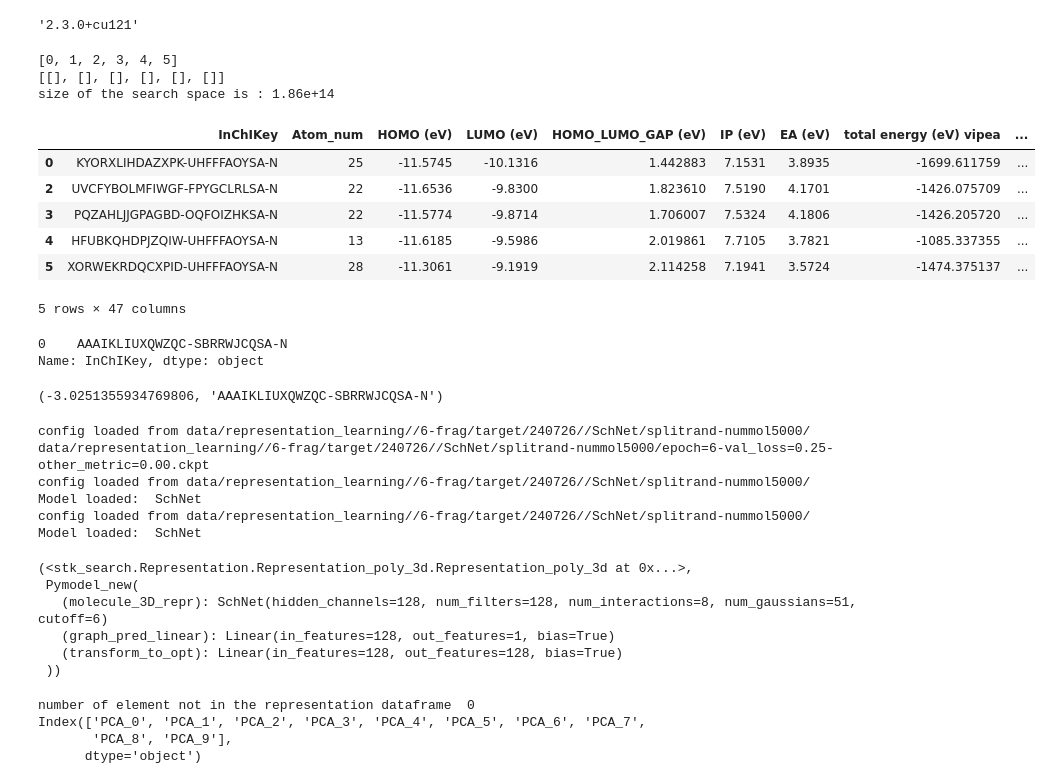
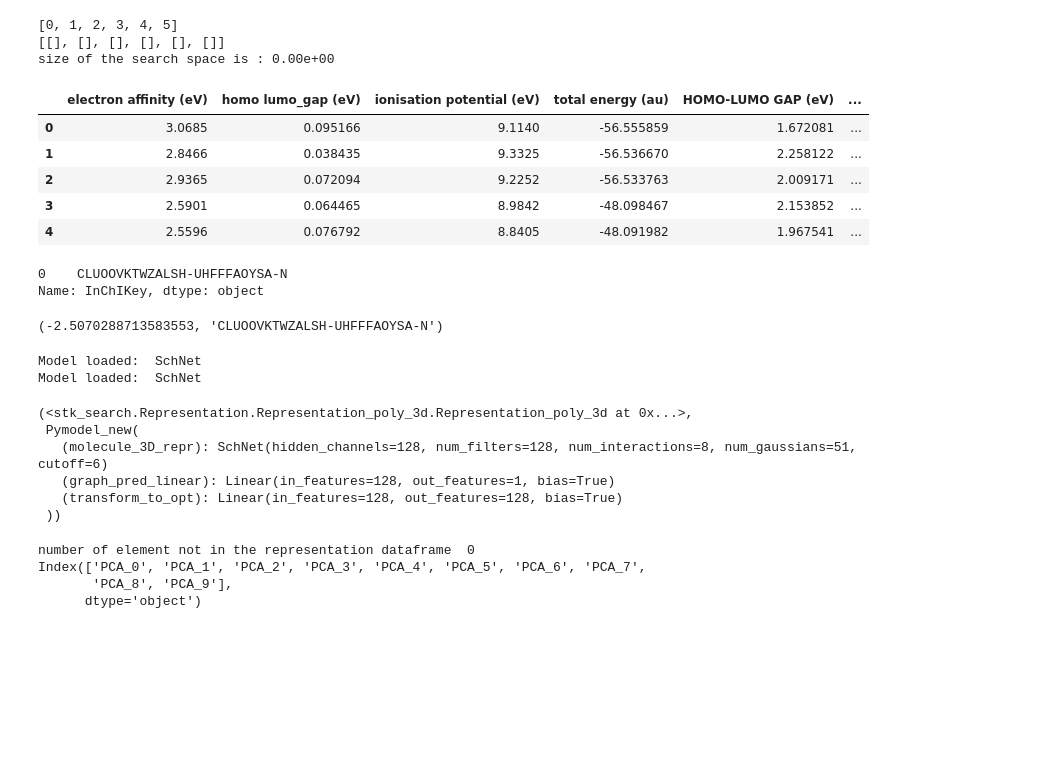
Before and after one commit to mohammedazzouzi15/STK_search, a Jupyter notebook: Example_notebooks/2_run_search_exp.ipynb, the cells around one changed output. Saved outputs shown, nothing was run; the diff lists cells and outputs as text; code cells hidden in the pictures; blank space fills up the shorter version.

```diff
--- a/Example_notebooks/2_run_search_exp.ipynb
+++ b/Example_notebooks/2_run_search_exp.ipynb
@@ -1,7 +1,2 @@
-# %%
-import torch
-torch.__version__
-# %% [output]
-'2.3.0+cu121'
 # %%
 import os#
@@ -22,26 +15,24 @@ os.makedirs('data/output/search_experiment/search_exp_database', exist_ok=True)
 # %%
 # load Search space and check conditions
 import pickle
-search_space_loc = "data/input/STK_search_space/search_space_test.pkl"
+search_space_loc = "search_space/search_space_test.pkl"
 
-save_dir = 'data/input/STK_search_space'
-id = 'test'
-SP = pickle.load(open(save_dir+f'/search_space_{id}.pkl', 'rb'))
+
+SP = pickle.load(open(search_space_loc, 'rb'))
 SP.update()
 print(SP.syntax)
 print(SP.conditions_list)
 print(f"size of the search space is : {SP.get_space_size():.2e}")
 SP.df_precursors.head()
 # %% [output]
 [0, 1, 2, 3, 4, 5]
 [[], [], [], [], [], []]
-size of the search space is : 1.86e+14
+size of the search space is : 0.00e+00
-|  | InChIKey | Atom_num | HOMO (eV) | LUMO (eV) | HOMO_LUMO_GAP (eV) | IP (eV) | EA (eV) | total energy (eV) vipea | ... |
-| 0 | KYORXLIHDAZXPK-UHFFFAOYSA-N | 25 | -11.5745 | -10.1316 | 1.442883 | 7.1531 | 3.8935 | -1699.611759 | ... |
-| 2 | UVCFYBOLMFIWGF-FPYGCLRLSA-N | 22 | -11.6536 | -9.8300 | 1.823610 | 7.5190 | 4.1701 | -1426.075709 | ... |
-| 3 | PQZAHLJJGPAGBD-OQFOIZHKSA-N | 22 | -11.5774 | -9.8714 | 1.706007 | 7.5324 | 4.1806 | -1426.205720 | ... |
-| 4 | HFUBKQHDPJZQIW-UHFFFAOYSA-N | 13 | -11.6185 | -9.5986 | 2.019861 | 7.7105 | 3.7821 | -1085.337355 | ... |
-| 5 | XORWEKRDQCXPID-UHFFFAOYSA-N | 28 | -11.3061 | -9.1919 | 2.114258 | 7.1941 | 3.5724 | -1474.375137 | ... |
+|  | electron affinity (eV) | homo lumo_gap (eV) | ionisation potential (eV) | total energy (au) | HOMO-LUMO GAP (eV) | ... |
+| 0 | 3.0685 | 0.095166 | 9.1140 | -56.555859 | 1.672081 | ... |
+| 1 | 2.8466 | 0.038435 | 9.3325 | -56.536670 | 2.258122 | ... |
+| 2 | 2.9365 | 0.072094 | 9.2252 | -56.533763 | 2.009171 | ... |
+| 3 | 2.5901 | 0.064465 | 8.9842 | -48.098467 | 2.153852 | ... |
+| 4 | 2.5596 | 0.076792 | 8.8405 | -48.091982 | 1.967541 | ... |
-5 rows × 47 columns
 # %%
 from stk_search.Objective_function import  Look_up_table
@@ -63,14 +54,14 @@ objective_function = Look_up_table(
 # %%
 # test evaluation function
 molecule_id = 0
-molecule_properties = SP.check_df_for_element_from_SP(df_total).iloc[[molecule_id]]
+molecule_properties = SP.check_df_for_element_from_sp(df_total).iloc[[molecule_id]]
 print(molecule_properties['InChIKey'])
 molecule_properties[[f'InChIKey_{x}' for x in range(oligomer_size)]]
 objective_function.evaluate_element(molecule_properties[[f'InChIKey_{x}' for x in range(oligomer_size)]])
 # %% [output]
-0    AAAIKLIUXQWZQC-SBRRWJCQSA-N
+0    CLUOOVKTWZALSH-UHFFFAOYSA-N
 Name: InChIKey, dtype: object
-(-3.0251355934769806, 'AAAIKLIUXQWZQC-SBRRWJCQSA-N')
+(-2.5070288713583553, 'CLUOOVKTWZALSH-UHFFFAOYSA-N')
 # %%
 # initialise search algorithm
 from stk_search.Search_algorithm import BayesianOptimisation
@@ -105,7 +96,7 @@ importlib.reload(Ea_surrogate)
 
 
 #config_dir = "/rds/general/user/ma11115/home/STK_Search/STK_search/data/representation_learning/6-frag/target/240430/SchNet/splitrand-nummol68864/Emb_dim_12"
-config_dir = "data/representation_learning//6-frag/target/240726//SchNet/splitrand-nummol5000/"
+config_dir = "data_example/representation_learning/splitrand-nummol20000/"
 config, min_val_loss = train_models.get_best_embedding_model(config_dir)
 
 SUEA = Ea_surrogate.Ea_surrogate()
@@ -114,11 +105,7 @@ SUEA.load_representation_model()
 BO_learned.config_dir = config_dir
 BO_learned.load_representation_model()
 # %% [output]
-config loaded from data/representation_learning//6-frag/target/240726//SchNet/splitrand-nummol5000/
-data/representation_learning//6-frag/target/240726//SchNet/splitrand-nummol5000/epoch=6-val_loss=0.25-other_metric=0.00.ckpt
-config loaded from data/representation_learning//6-frag/target/240726//SchNet/splitrand-nummol5000/
 Model loaded:  SchNet
-config loaded from data/representation_learning//6-frag/target/240726//SchNet/splitrand-nummol5000/
 Model loaded:  SchNet
 (<stk_search.Representation.Representation_poly_3d.Representation_poly_3d at 0x...>,
  Pymodel_new(
```
Also changed, not shown: parts of 21 cells of this notebook, 27 other files.
